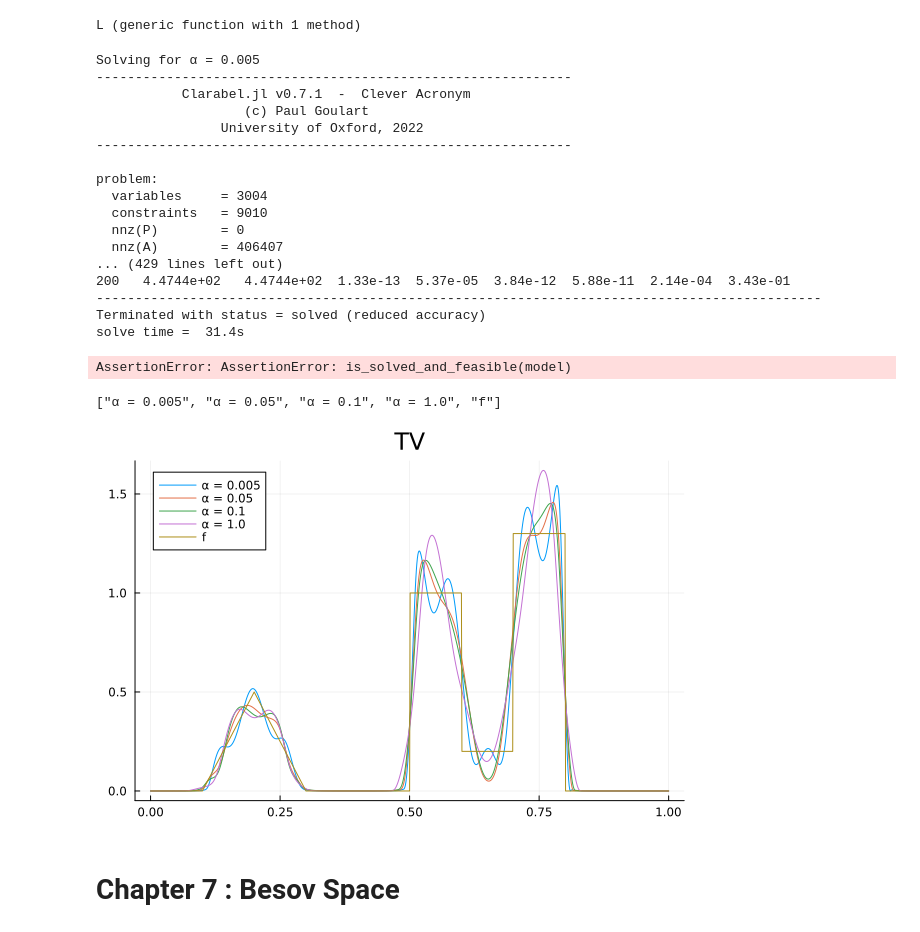
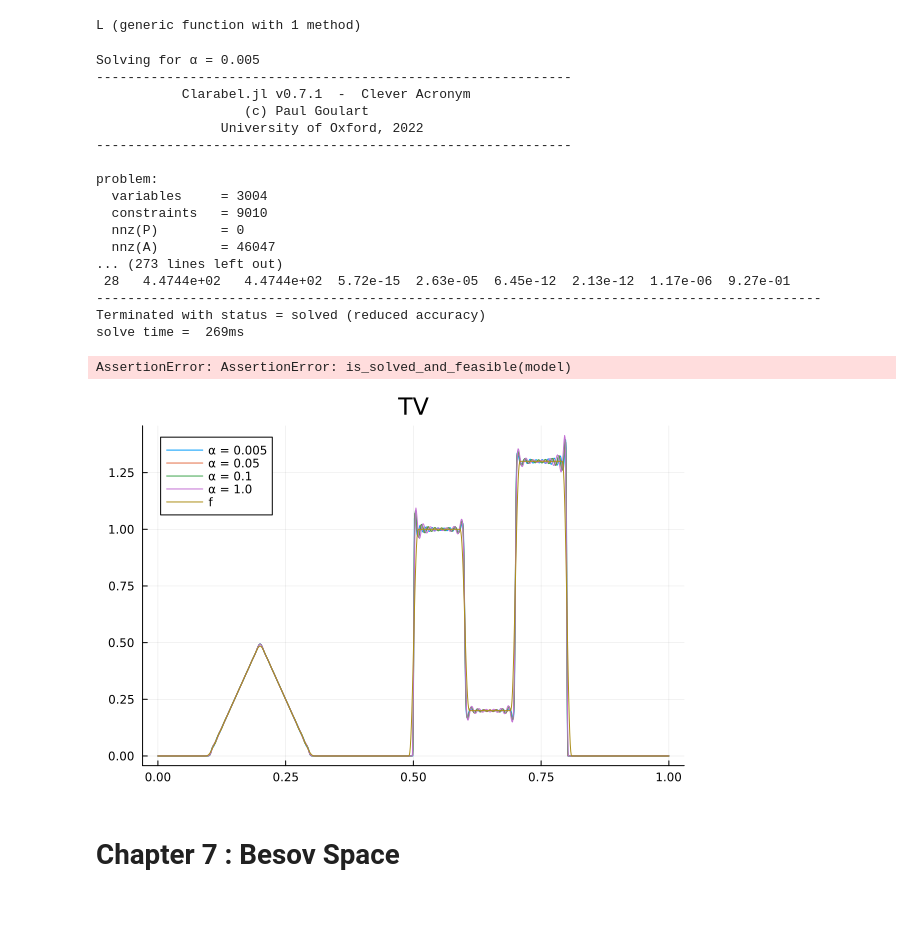
Before and after one commit to ColinSanguinet/intro-iFEM, a Jupyter notebook: InverseMethodsNotebook.ipynb, the cells around one changed output. Saved outputs shown, nothing was run; the diff lists cells and outputs as text; code cells hidden in the pictures.

```diff
--- a/InverseMethodsNotebook.ipynb
+++ b/InverseMethodsNotebook.ipynb
@@ -60,7 +60,7 @@ plot(X, f_noise.(X))
 using QuadGK
 
 # Point spread function (PSF)
-a = 0.1
+a = 0.01
 p(x) = (x+a)^2*(x-a)^2
 C,_ = quadgk(p,-a,a)
 println(C)
@@ -344,18 +344,17 @@ problem:
   variables     = 3004
   constraints   = 9010
   nnz(P)        = 0
-  nnz(A)        = 406407
-... (429 lines left out)
-200   4.4744e+02   4.4744e+02  1.33e-13  5.37e-05  3.84e-12  5.88e-11  2.14e-04  3.43e-01
+  nnz(A)        = 46047
+... (273 lines left out)
+ 28   4.4744e+02   4.4744e+02  5.72e-15  2.63e-05  6.45e-12  2.13e-12  1.17e-06  9.27e-01
 ---------------------------------------------------------------------------------------------
 Terminated with status = solved (reduced accuracy)
-solve time =  31.4s
+solve time =  269ms
 AssertionError: AssertionError: is_solved_and_feasible(model)
 # %%
 legend = vcat(["α = "*string(α) for α in αs[1:end-1]], ["f"])
-plot(X, [f_TVs, f.(X)], plot_title="TV", lab=permutedims(legend))
+plot(X, [f_TVs, convolved_scat], plot_title="TV", lab=permutedims(legend))
 # %% [output]
-["α = 0.005", "α = 0.05", "α = 0.1", "α = 1.0", "f"]
-[figure, old version]
+[figure, new version]
 # %% [markdown]
 # Chapter 7 : Besov Space
```
Also changed, not shown: parts of 12 cells of this notebook, 2 other files.
